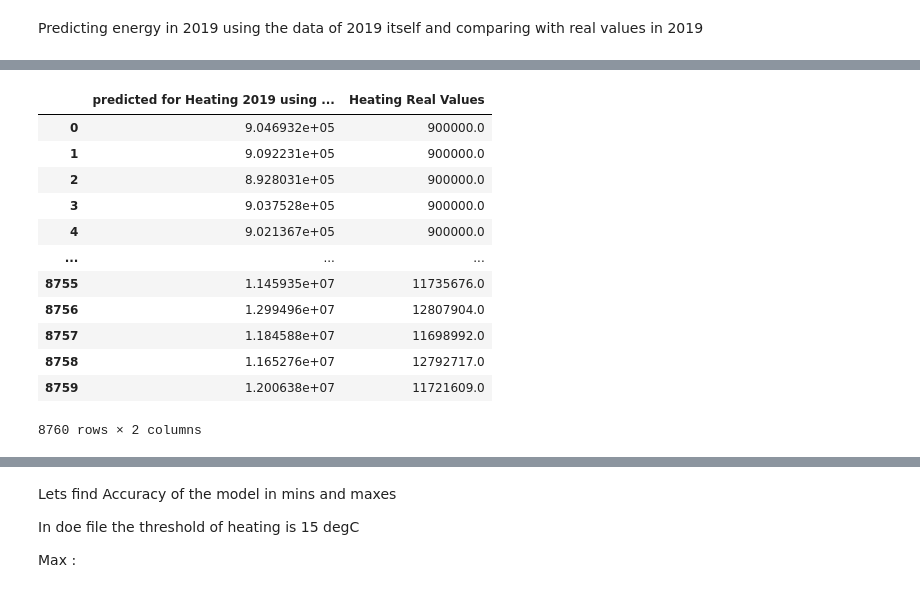
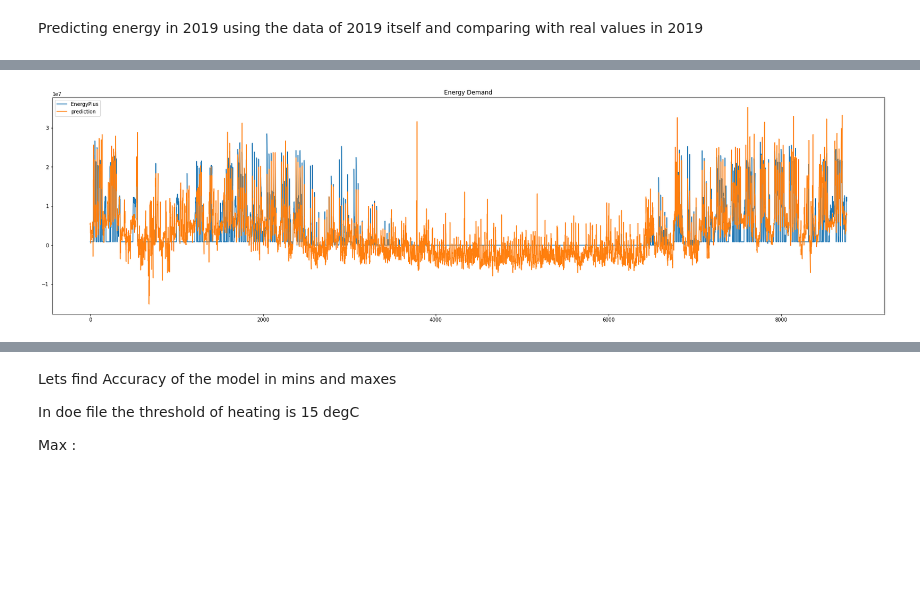
Before and after one commit to sajad95/Heat, a Jupyter notebook: FastCodeImpactofweatherXGB.ipynb, the cells around one changed output, grey strips where cells are left out. Cells and saved outputs as stored; diff of their text form; code cells hidden in the pictures; blank space fills up the shorter version.

```diff
--- a/FastCodeImpactofweatherXGB.ipynb
+++ b/FastCodeImpactofweatherXGB.ipynb
@@ -165,0 +172,2 @@ preds4 = model.predict(test_inputs_TMY)
+# %%
+preds3= model.predict(test_inputs_sc)
@@ -166 +176,5 @@ preds4 = model.predict(test_inputs_TMY)
+# %%
+AW_pre = pd.DataFrame(preds3 , columns =['Predicted using data of 2019'] )
+TMY_pre = pd.DataFrame(preds4 , columns =['Predicted using data of TW'] )
+test_targets_sc = pd.DataFrame(test_targets_sc , columns =['Ground Truth Values of 2019'] )
 # %%
@@ -176,0 +199,3 @@ print(R2_score1)
+# %%
+A = scaler1.inverse_transform(test_targets_sc)
+A.shape
@@ -177,22 +220,19 @@ print(R2_score1)
+# %%
+B = scaler1.inverse_transform(AW_pre)
+# %%
+plt.figure(figsize=(30,8));
+x_ax = range ( len(test_targets_sc))
+plt.plot(x_ax,A, label ="EnergyPlus")
+plt.plot (x_ax,B, label = "prediction")
+plt.title("Energy Demand")
+plt.legend()
+plt.show()
+# %% [output]
+[figure, added]
 # %%
 Heating = pd.DataFrame(preds3, columns =['predicted for Heating 2019 using data belobged to 2019'])
-#LightsElectricity['LightsElectricity via TMY'] = pd.DataFrame(preds4)
 Heating[' Heating Real Values'] = C
-raw_df.to_csv('Heating.csv')
+#raw_df.to_csv('Heating.csv')
 Heating
-# %% [output]
-|  | predicted for Heating 2019 using ... | Heating Real Values |
-| 0 | 9.046932e+05 | 900000.0 |
-| 1 | 9.092231e+05 | 900000.0 |
-| 2 | 8.928031e+05 | 900000.0 |
-| 3 | 9.037528e+05 | 900000.0 |
-| 4 | 9.021367e+05 | 900000.0 |
-| ... | ... | ... |
-| 8755 | 1.145935e+07 | 11735676.0 |
-| 8756 | 1.299496e+07 | 12807904.0 |
-| 8757 | 1.184588e+07 | 11698992.0 |
-| 8758 | 1.165276e+07 | 12792717.0 |
-| 8759 | 1.200638e+07 | 11721609.0 |
-8760 rows × 2 columns
 # %%
 plt.figure(figsize=(30,8));
```
Also changed, not shown: parts of 70 cells of this notebook.
